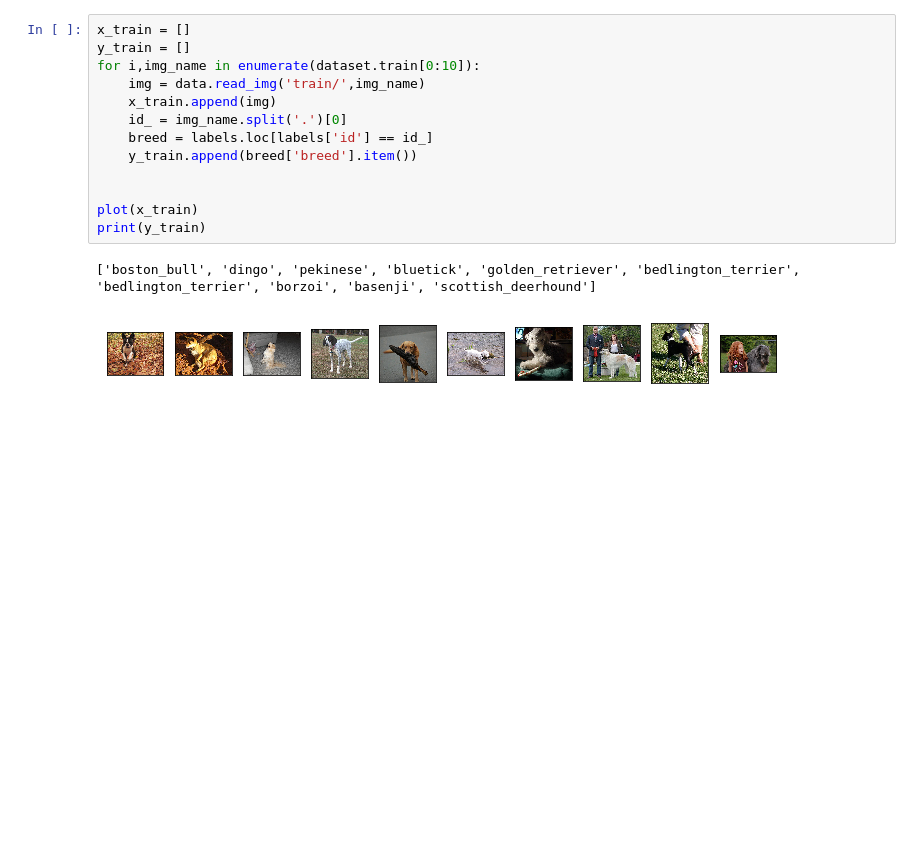
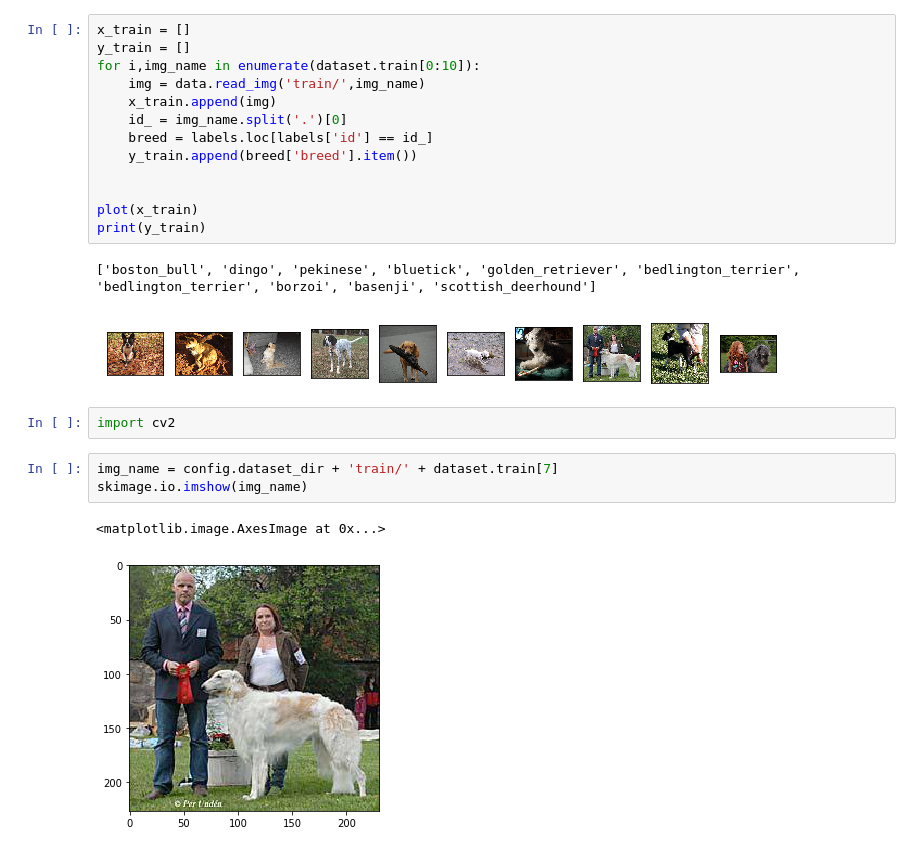
Before and after one commit to voschezang/trash-image-classification, a Jupyter notebook: src/test-edit-img.ipynb, the cells around one changed output. Cells and saved outputs as stored; diff of their text form; blank space fills up the shorter version.

```diff
--- a/src/test-edit-img.ipynb
+++ b/src/test-edit-img.ipynb
@@ -83,3 +83,11 @@ print(y_train)
 # %% [output]
 ['boston_bull', 'dingo', 'pekinese', 'bluetick', 'golden_retriever', 'bedlington_terrier', 'bedlington_terrier', 'borzoi', 'basenji', 'scottish_deerhound']
 [figure]
+# %%
+import cv2
+# %%
+img_name = config.dataset_dir + 'train/' + dataset.train[7]
+skimage.io.imshow(img_name)
+# %% [output]
+<matplotlib.image.AxesImage at 0x...>
+[figure, added]
```
Also changed, not shown: parts of 6 cells of this notebook, 4 other files.
